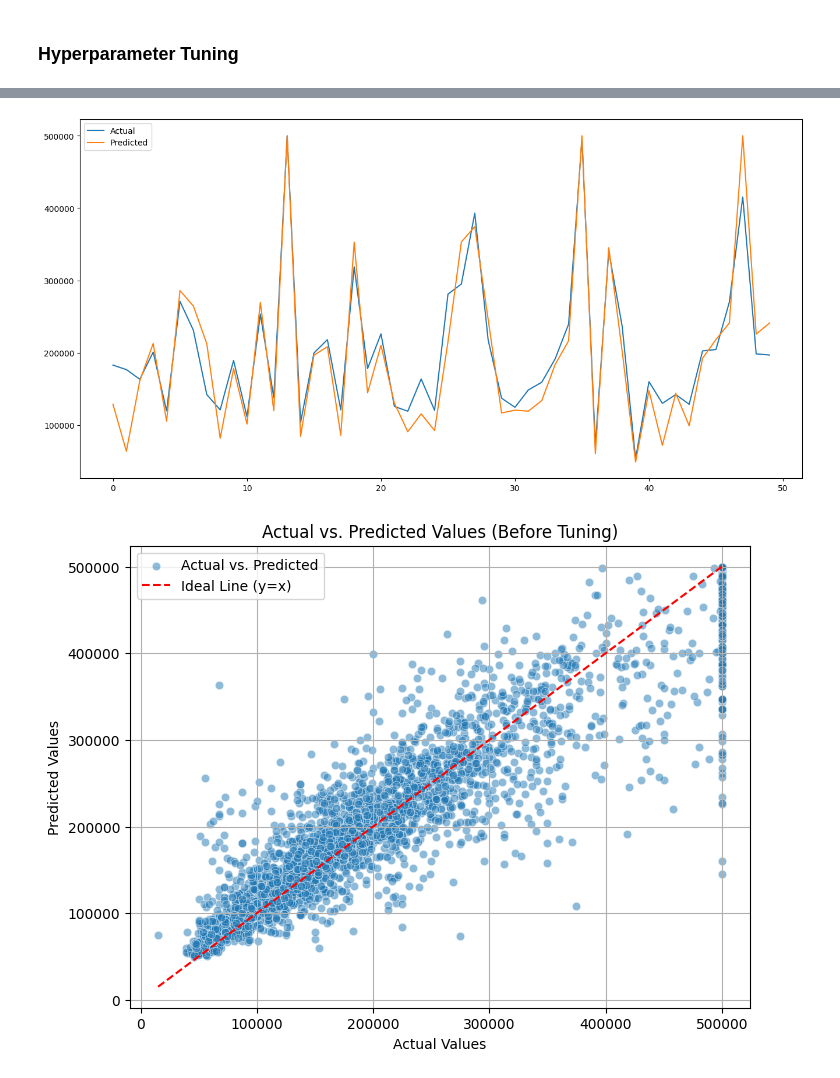
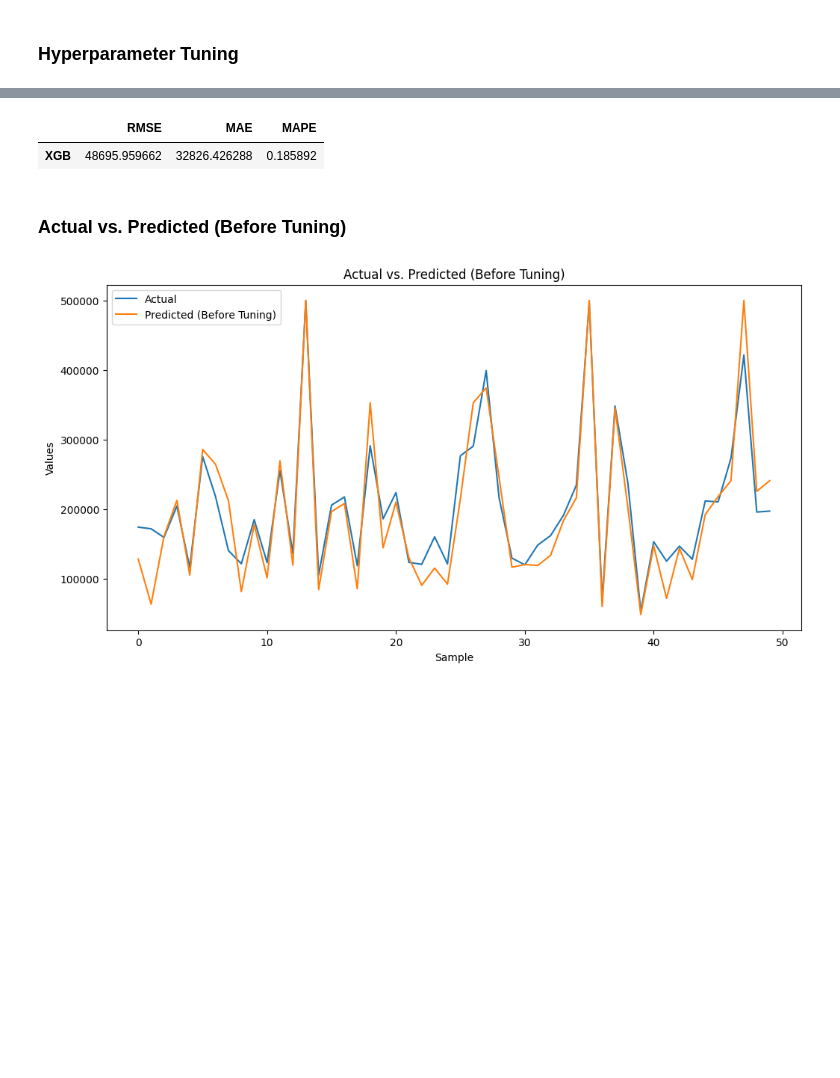
Before and after one commit to Chris503g/California-Housing-Price-Prediction, a Jupyter notebook: main.ipynb, the cells around one changed output, grey strips where cells are left out. Cells and saved outputs as stored; diff of their text form; code cells hidden in the pictures; blank space fills up the shorter version.

```diff
--- a/main.ipynb
+++ b/main.ipynb
@@ -126,23 +124,3 @@ plt.tight_layout()
 plt.show()
 # %% [output]
 [figure]
-# %%
-# List of features you want to visualize
-features = ["longitude", "latitude", "housing_median_age", "total_rooms", "total_bedrooms", "population", "households", "median_income"]
-
-# Create subplots
-fig, axes = plt.subplots(nrows=2, ncols=4, figsize=(16, 10))
-
-# Flatten the axes array for easy iteration
-axes = axes.flatten()
-
-# Create scatterplots for each feature against the target variable
-for i, feature in enumerate(features):
-    sns.scatterplot(data=df, x=feature, y="median_house_value", ax=axes[i], alpha=0.5)
-    axes[i].set_title(f"{feature} vs. median_house_value")
-    axes[i].set_xlabel(feature)
-    axes[i].set_ylabel("median_house_value")
-
-# Adjust layout and display
-plt.tight_layout()
-plt.show()
@@ -377,40 +493,28 @@ R-squared (R^2): 0.8057613808519187
+# %%
+# Sebelum hyperparameter tuning
+pd.DataFrame(score_before_tuning.loc['XGB']).T
+# %% [output]
+|  | RMSE | MAE | MAPE |
+| XGB | 48695.959662 | 32826.426288 | 0.185892 |
+# %% [markdown]
+### **Actual vs. Predicted (Before Tuning)**
 # %%
-import seaborn as sns
-import matplotlib.pyplot as plt
-import numpy as np
-
-
-import seaborn as sns
 import matplotlib.pyplot as plt
 
 # Create a DataFrame with 'Predicted' and 'Actual' columns
-test = pd.DataFrame({'Predicted': y_pred_before_tuning, 'Actual': y_test})
+test_before_tuning = pd.DataFrame({'Predicted (Before Tuning)': y_pred, 'Actual': y_test})
 
 # Reset the index and drop the 'index' column
-test = test.reset_index()
-test = test.drop(['index'], axis=1)
+test_before_tuning = test_before_tuning.reset_index()
+test_before_tuning = test_before_tuning.drop(['index'], axis=1)
 
 # Create a line plot for the first 50 data points
-plt.figure(figsize=(16, 8))
-plt.plot(test[:50])
-plt.legend(['Actual', 'Predicted'])
-
-# Create an array of evenly spaced values for the ideal y=x line
-ideal_line = np.linspace(min(y_test), max(y_test), len(y_test))
-
-# Create a scatter plot with Seaborn
-plt.figure(figsize=(8, 6))
-sns.scatterplot(x=y_test, y=y_pred_before_tuning, alpha=0.5, label='Actual vs. Predicted')
-
-# Plot the ideal line (y=x) using Seaborn
-sns.lineplot(x=ideal_line, y=ideal_line, color='red', linestyle='--', label='Ideal Line (y=x)')
-
-plt.title('Actual vs. Predicted Values (Before Tuning)')
-plt.xlabel('Actual Values')
-plt.ylabel('Predicted Values')
-plt.legend()
-plt.grid(True)
+plt.figure(figsize=(12, 6))
+plt.plot(test_before_tuning[:50])
+plt.title('Actual vs. Predicted (Before Tuning)')
+plt.xlabel('Sample')
+plt.ylabel('Values')
+plt.legend(['Actual', 'Predicted (Before Tuning)'])
 plt.show()
 # %% [output]
-[figure, old version]
+[figure, new version]
-[figure, removed]
```
Also changed, not shown: parts of 27 cells of this notebook.
